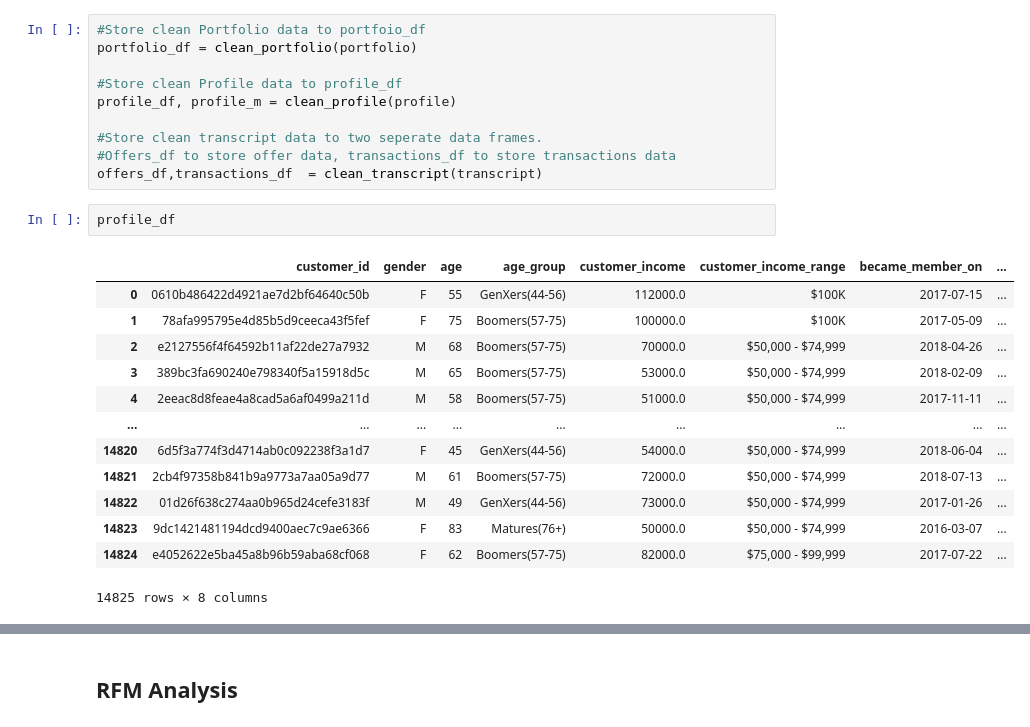
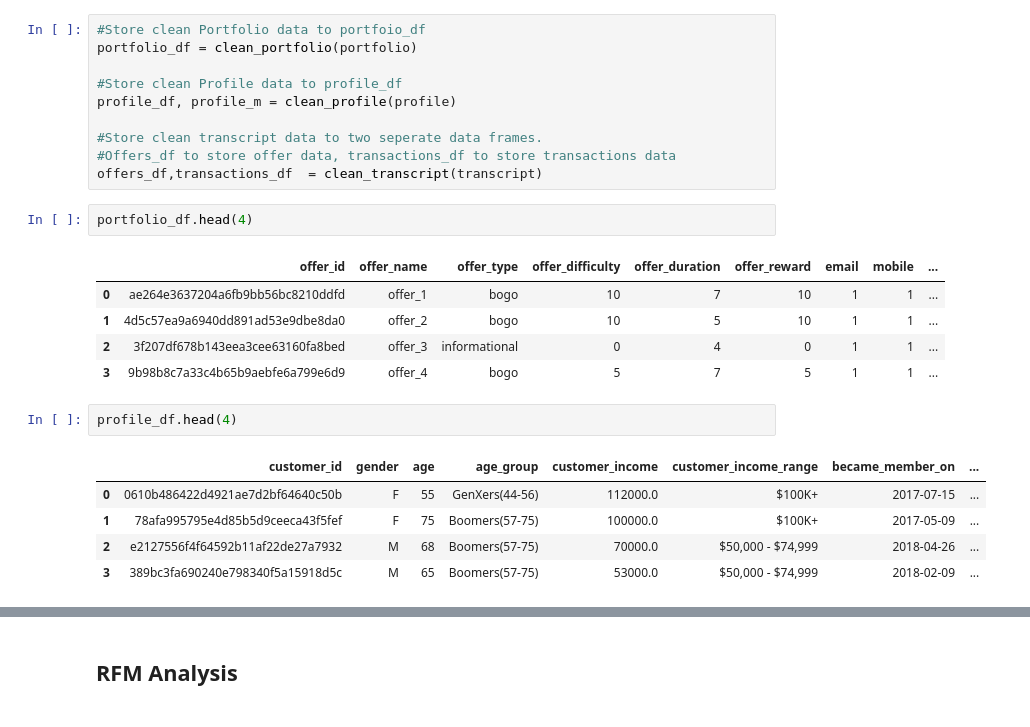
Before and after one commit to Arjunar92/Starbucks_Customer_Segmentation_Project, a Jupyter notebook: Starbucks_Customer_Segmentation.ipynb, the cells around one changed output, grey strips where cells are left out. Cells and saved outputs as stored; diff of their text form.

```diff
--- a/Starbucks_Customer_Segmentation.ipynb
+++ b/Starbucks_Customer_Segmentation.ipynb
@@ -100,19 +47,19 @@ profile_df, profile_m = clean_profile(profile)
 #Store clean transcript data to two seperate data frames.
 #Offers_df to store offer data, transactions_df to store transactions data
 offers_df,transactions_df  = clean_transcript(transcript)
+# %%
+portfolio_df.head(4)
+# %% [output]
+|  | offer_id | offer_name | offer_type | offer_difficulty | offer_duration | offer_reward | email | mobile | ... |
+| 0 | ae264e3637204a6fb9bb56bc8210ddfd | offer_1 | bogo | 10 | 7 | 10 | 1 | 1 | ... |
+| 1 | 4d5c57ea9a6940dd891ad53e9dbe8da0 | offer_2 | bogo | 10 | 5 | 10 | 1 | 1 | ... |
+| 2 | 3f207df678b143eea3cee63160fa8bed | offer_3 | informational | 0 | 4 | 0 | 1 | 1 | ... |
+| 3 | 9b98b8c7a33c4b65b9aebfe6a799e6d9 | offer_4 | bogo | 5 | 7 | 5 | 1 | 1 | ... |
 # %%
-profile_df
+profile_df.head(4)
 # %% [output]
 |  | customer_id | gender | age | age_group | customer_income | customer_income_range | became_member_on | ... |
-| 0 | 0610b486422d4921ae7d2bf64640c50b | F | 55 | GenXers(44-56) | 112000.0 | $100K | 2017-07-15 | ... |
-| 1 | 78afa995795e4d85b5d9ceeca43f5fef | F | 75 | Boomers(57-75) | 100000.0 | $100K | 2017-05-09 | ... |
+| 0 | 0610b486422d4921ae7d2bf64640c50b | F | 55 | GenXers(44-56) | 112000.0 | $100K+ | 2017-07-15 | ... |
+| 1 | 78afa995795e4d85b5d9ceeca43f5fef | F | 75 | Boomers(57-75) | 100000.0 | $100K+ | 2017-05-09 | ... |
 | 2 | e2127556f4f64592b11af22de27a7932 | M | 68 | Boomers(57-75) | 70000.0 | $50,000 - $74,999 | 2018-04-26 | ... |
 | 3 | 389bc3fa690240e798340f5a15918d5c | M | 65 | Boomers(57-75) | 53000.0 | $50,000 - $74,999 | 2018-02-09 | ... |
-| 4 | 2eeac8d8feae4a8cad5a6af0499a211d | M | 58 | Boomers(57-75) | 51000.0 | $50,000 - $74,999 | 2017-11-11 | ... |
-| ... | ... | ... | ... | ... | ... | ... | ... | ... |
-| 14820 | 6d5f3a774f3d4714ab0c092238f3a1d7 | F | 45 | GenXers(44-56) | 54000.0 | $50,000 - $74,999 | 2018-06-04 | ... |
-| 14821 | 2cb4f97358b841b9a9773a7aa05a9d77 | M | 61 | Boomers(57-75) | 72000.0 | $50,000 - $74,999 | 2018-07-13 | ... |
-| 14822 | 01d26f638c274aa0b965d24cefe3183f | M | 49 | GenXers(44-56) | 73000.0 | $50,000 - $74,999 | 2017-01-26 | ... |
-| 14823 | 9dc1421481194dcd9400aec7c9ae6366 | F | 83 | Matures(76+) | 50000.0 | $50,000 - $74,999 | 2016-03-07 | ... |
-| 14824 | e4052622e5ba45a8b96b59aba68cf068 | F | 62 | Boomers(57-75) | 82000.0 | $75,000 - $99,999 | 2017-07-22 | ... |
-14825 rows × 8 columns
```
Also changed, not shown: parts of 125 cells of this notebook, 1 other file.
